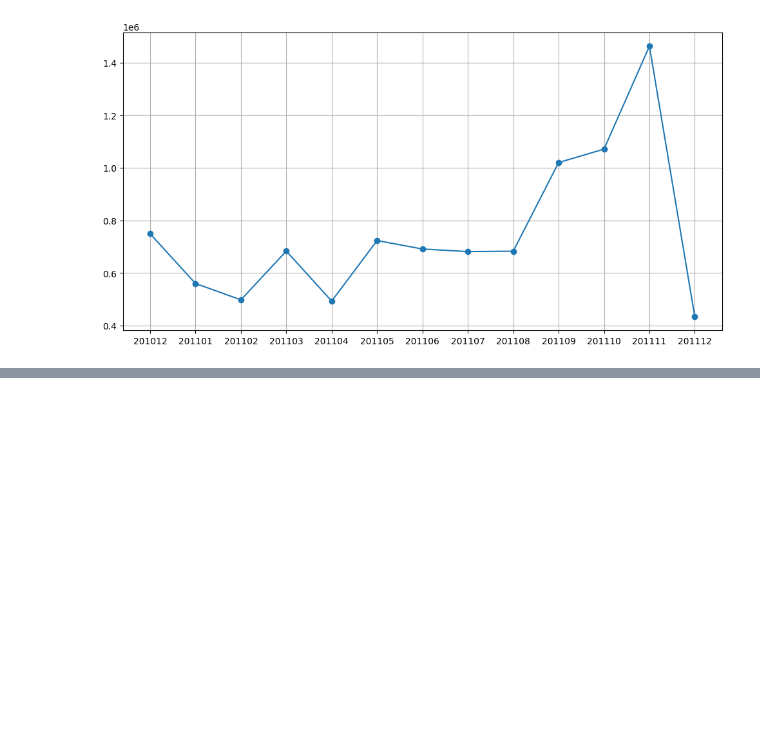
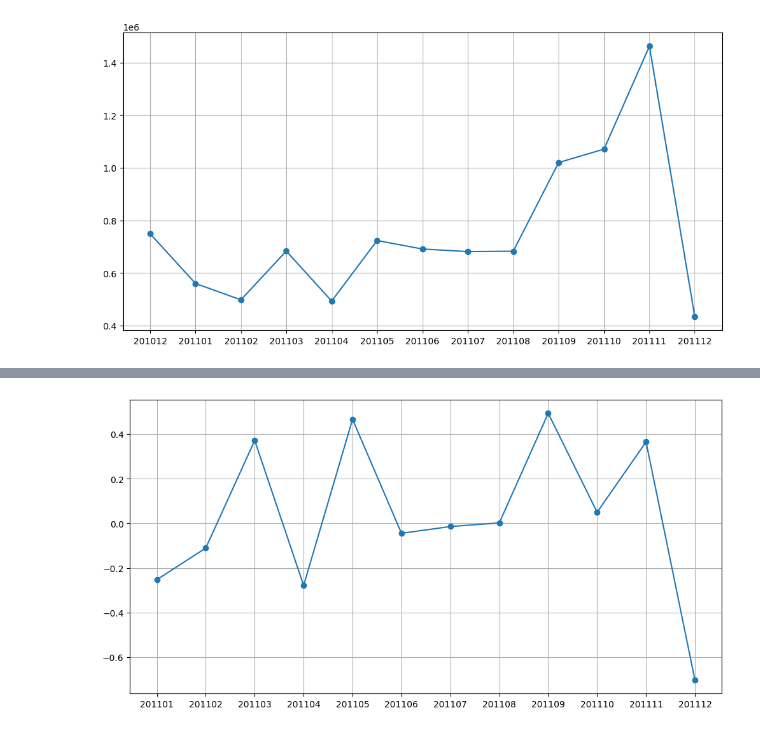
Before and after one commit to MahdiAhmadiKamal/PyLearn7-Data-Science, a Jupyter notebook: PyLearn7-Assignment39/online retail/online_retail.ipynb, the cells around one changed output, grey strips where cells are left out. Saved outputs shown, nothing was run; the diff lists cells and outputs as text; code cells hidden in the pictures; blank space fills up the shorter version.

```diff
--- a/PyLearn7-Assignment39/online retail/online_retail.ipynb
+++ b/PyLearn7-Assignment39/online retail/online_retail.ipynb
@@ -50,3 +50,9 @@ plt.grid()
 plt.show()
 # %% [output]
 [figure]
+# %%
+#using pct_change() function to see monthly percentage change
+tx_revenue['MonthlyGrowth'] = tx_revenue['Revenue'].pct_change()
+
+#showing first 5 rows
+tx_revenue.head()
@@ -52,0 +66,7 @@ plt.show()
+# %%
+plt.figure(figsize=(12,6))
+plt.plot(tx_revenue['InvoiceYearMonth'].to_numpy(dtype=str), tx_revenue['MonthlyGrowth'].to_numpy(), marker='o')
+plt.grid()
+plt.show()
+# %% [output]
+[figure, added]
```
Also changed, not shown: parts of 8 cells of this notebook.
